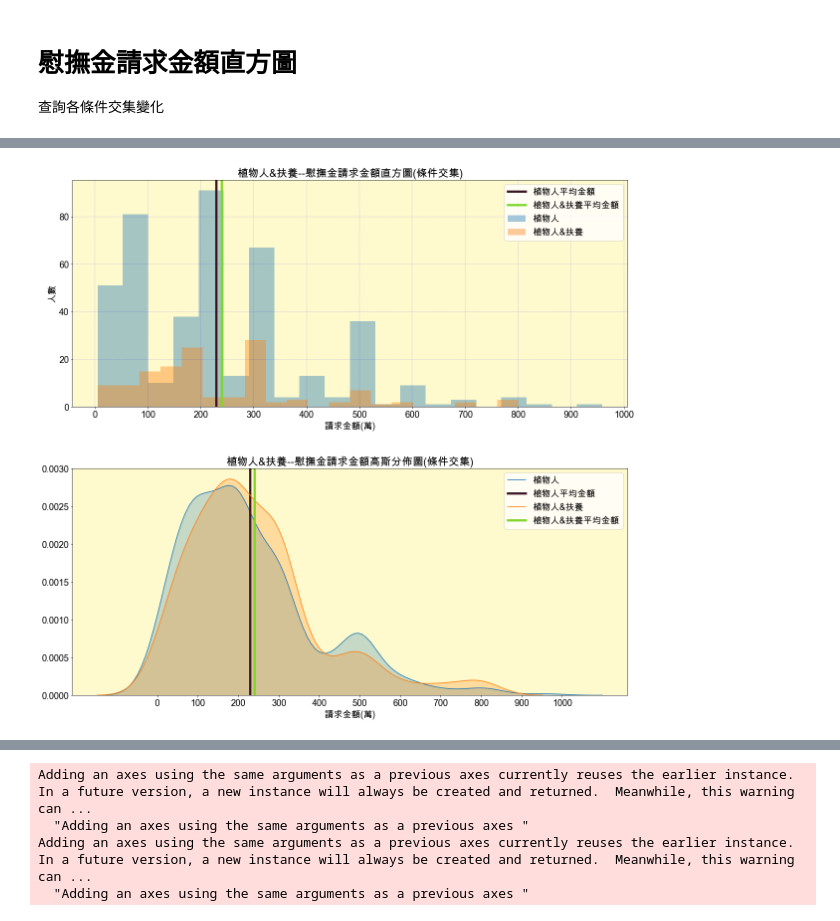
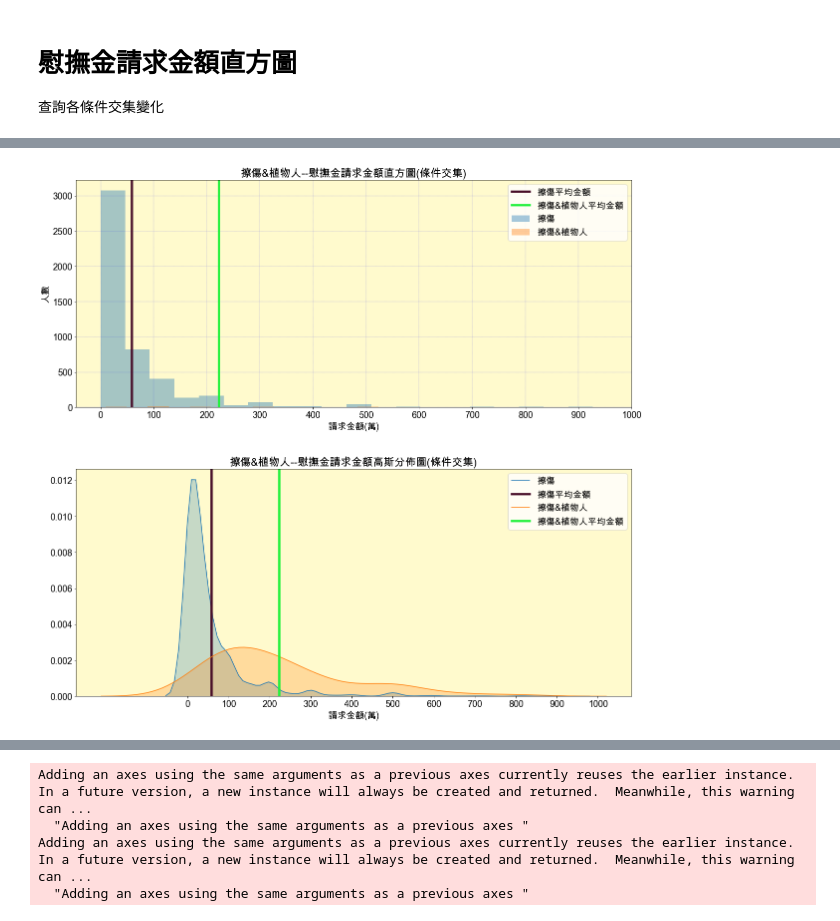
Before and after one commit to ankycheng/damages-calculator, a Jupyter notebook: calculateTool/判決數據分析統計圖.ipynb, the cells around one changed output, grey strips where cells are left out. Saved outputs shown, nothing was run; the diff lists cells and outputs as text; code cells hidden in the pictures.

```diff
--- a/calculateTool/判決數據分析統計圖.ipynb
+++ b/calculateTool/判決數據分析統計圖.ipynb
@@ -19,7 +14,7 @@ Prefix dict has been built succesfully.
 # %% [markdown]
 # 資料處理區
 # %%
-x=pd.read_pickle("/Users/benbilly3/Desktop/Legaltech/MoreData/result.pickle")
+x=pd.read_pickle("datas/result.pickle")
 # x['jd_money']=x['jd_money'].replace('',0).astype(int)
 # x['solatium_request']=x['solatium_request'].replace('',0).astype(int)
 t1=x['jd_money'].values.tolist()
@@ -100,7 +95,7 @@ count
 # %% [markdown]
 # 指標函式
 # %%
-x=pd.read_pickle("/Users/benbilly3/Desktop/Legaltech/MoreData/result.pickle")
+x=pd.read_pickle("datas/result.pickle")
 
 def jdReport(dataframe,col_name,*args):
     for key in args:
@@ -137,0 +128,2 @@ jdReport(x,"judgement",'植物人')
+# %%
+a = jdReport(x,"judgement",'車禍', '受傷')
@@ -187,7 +188,7 @@ df.sort_values(['JD/request'],ascending=False)
 
 查詢各條件交集變化
 # %%
-x=pd.read_pickle("/Users/benbilly3/Desktop/Legaltech/MoreData/result.pickle")
+# x=pd.read_pickle("datas/result.pickle")
 
 def jdReportHist(dataframe,col_name,*args):
 
@@ -233,5 +234,5 @@ def jdReportHist(dataframe,col_name,*args):
         plt.axvline(x=p,linewidth=4.5,color=c[0],label=label_name2+'平均金額')
         ax1.legend()
 
-jdReportHist(x,"judgement",'植物人','扶養')
+jdReportHist(x,"judgement",'擦傷', '植物人')
 # %% [output]
@@ -242,2 +239,2 @@ Adding an axes using the same arguments as a previous axes currently reuses the
-[figure, old version]
+[figure, new version]
 # %%
```
Also changed, not shown: parts of 19 cells of this notebook, 40 other files.
